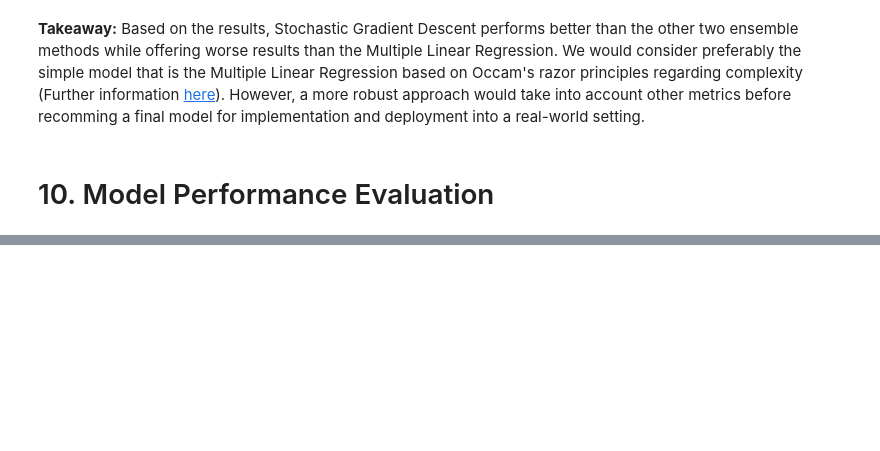
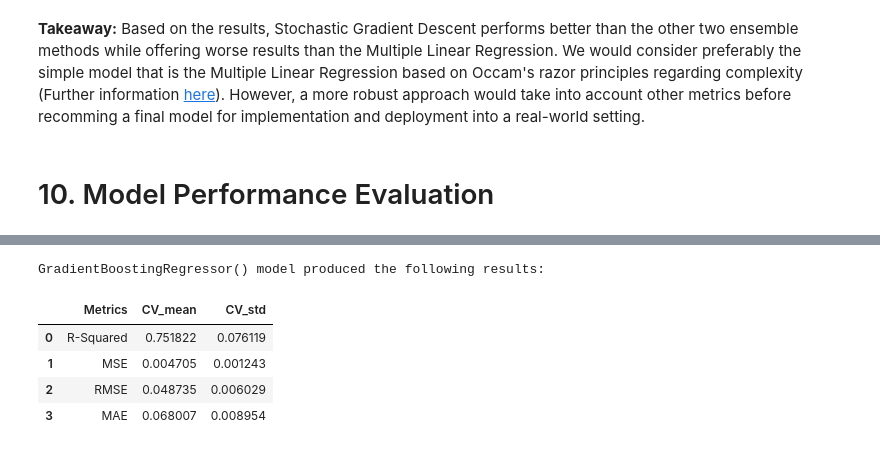
Before and after one commit to aorsot1/data_science_kaggle_datasets, a Jupyter notebook: Notebooks/Python/masters-admission-rmse-0-04-w-eda (1).ipynb, the cells around one changed output, grey strips where cells are left out. Saved outputs shown, nothing was run; the diff lists cells and outputs as text; code cells hidden in the pictures; blank space fills up the shorter version.

```diff
--- a/Notebooks/Python/masters-admission-rmse-0-04-w-eda (1).ipynb
+++ b/Notebooks/Python/masters-admission-rmse-0-04-w-eda (1).ipynb
@@ -707,3 +738,13 @@ for model in models:
+# %%
+reg_sdg = GradientBoostingRegressor()
+performance_metrics(data=df, model=reg_sdg, metrics=metrics)
+# %% [output]
+GradientBoostingRegressor() model produced the following results:
+|  | Metrics | CV_mean | CV_std |
+| 0 | R-Squared | 0.751822 | 0.076119 |
+| 1 | MSE | 0.004705 | 0.001243 |
+| 2 | RMSE | 0.048735 | 0.006029 |
+| 3 | MAE | 0.068007 | 0.008954 |
 # %%
 ## Random Search
 
```
Also changed, not shown: parts of 10 cells of this notebook.
